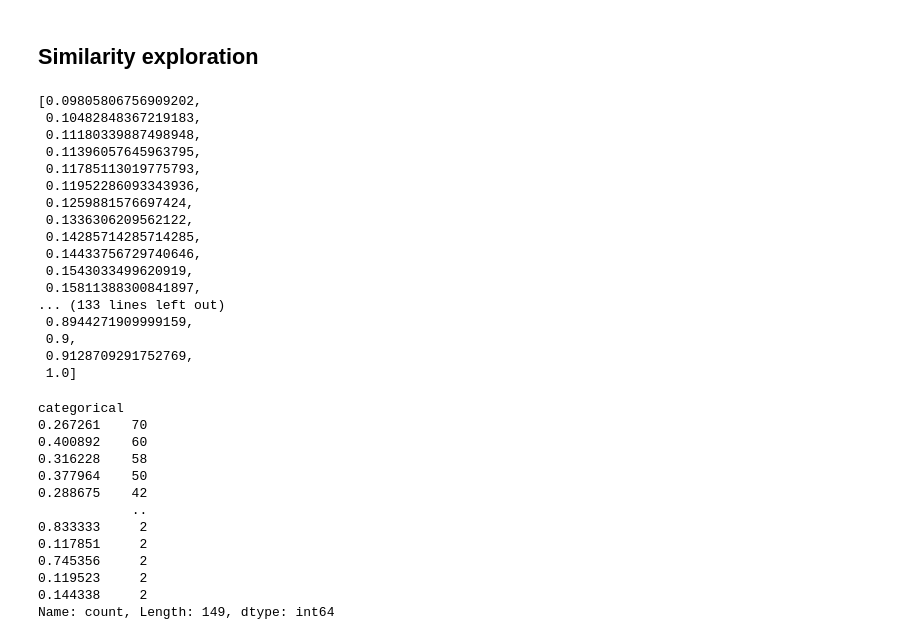
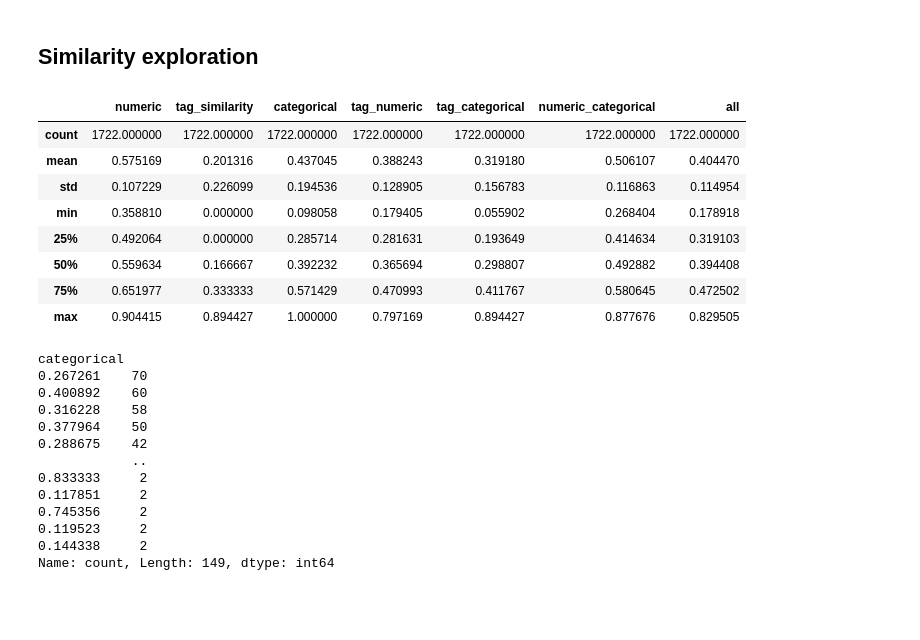
Before and after one commit to AsafKed/tennis-router, a Jupyter notebook: backend/test.ipynb, the cells around one changed output. Saved outputs shown, nothing was run; the diff lists cells and outputs as text; code cells hidden in the pictures; blank space fills up the shorter version.

```diff
--- a/backend/test.ipynb
+++ b/backend/test.ipynb
@@ -353,30 +501,22 @@ plt.show()
 # %%
 # Get all similarties from the neo4j similarity worker
 from database_workers.Neo4j_Similarity_Worker import Similarity_Worker
 sim_worker = Similarity_Worker()
 similarities = sim_worker.get_all_similarities()
 sim_worker.close()
 
-# Show similarities where column similarity is not "None"
-sorted(similarities['categorical'].unique())
+# Get the ranges of the similarities (min, max, mean, median, std) for all columns of the similarities dataframe except for player1 and player2
+similarities.describe()
 # %% [output]
-[0.09805806756909202,
- 0.10482848367219183,
- 0.11180339887498948,
- 0.11396057645963795,
- 0.11785113019775793,
- 0.11952286093343936,
- 0.1259881576697424,
- 0.1336306209562122,
- 0.14285714285714285,
- 0.14433756729740646,
- 0.1543033499620919,
- 0.15811388300841897,
-... (133 lines left out)
- 0.8944271909999159,
- 0.9,
- 0.9128709291752769,
- 1.0]
+|  | numeric | tag_similarity | categorical | tag_numeric | tag_categorical | numeric_categorical | all |
+| count | 1722.000000 | 1722.000000 | 1722.000000 | 1722.000000 | 1722.000000 | 1722.000000 | 1722.000000 |
+| mean | 0.575169 | 0.201316 | 0.437045 | 0.388243 | 0.319180 | 0.506107 | 0.404470 |
+| std | 0.107229 | 0.226099 | 0.194536 | 0.128905 | 0.156783 | 0.116863 | 0.114954 |
+| min | 0.358810 | 0.000000 | 0.098058 | 0.179405 | 0.055902 | 0.268404 | 0.178918 |
+| 25% | 0.492064 | 0.000000 | 0.285714 | 0.281631 | 0.193649 | 0.414634 | 0.319103 |
+| 50% | 0.559634 | 0.166667 | 0.392232 | 0.365694 | 0.298807 | 0.492882 | 0.394408 |
+| 75% | 0.651977 | 0.333333 | 0.571429 | 0.470993 | 0.411767 | 0.580645 | 0.472502 |
+| max | 0.904415 | 0.894427 | 1.000000 | 0.797169 | 0.894427 | 0.877676 | 0.829505 |
 # %%
 # Find the count of each similarity
 similarities['categorical'].value_counts()
```
Also changed, not shown: parts of 16 cells of this notebook, 1 other file.
